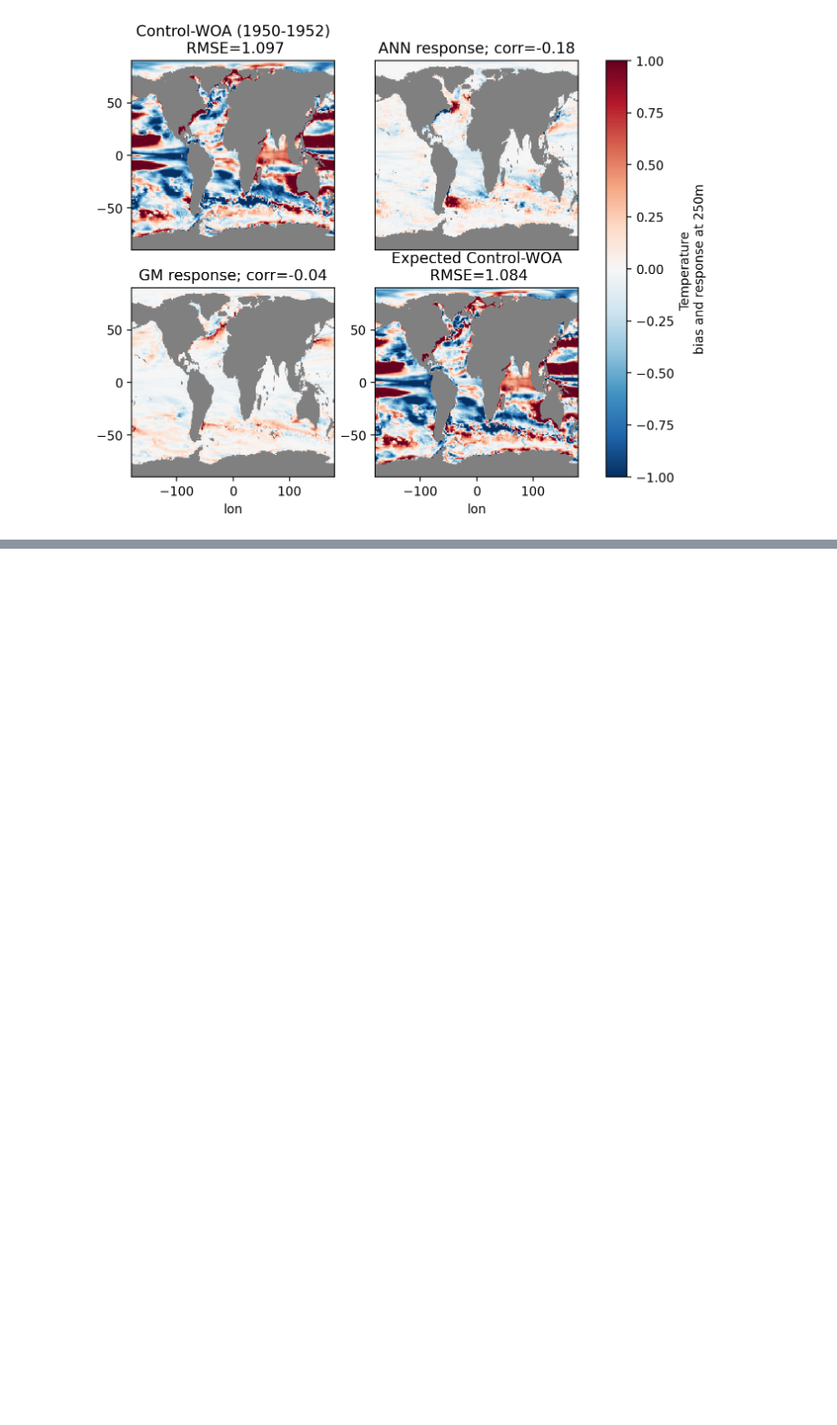
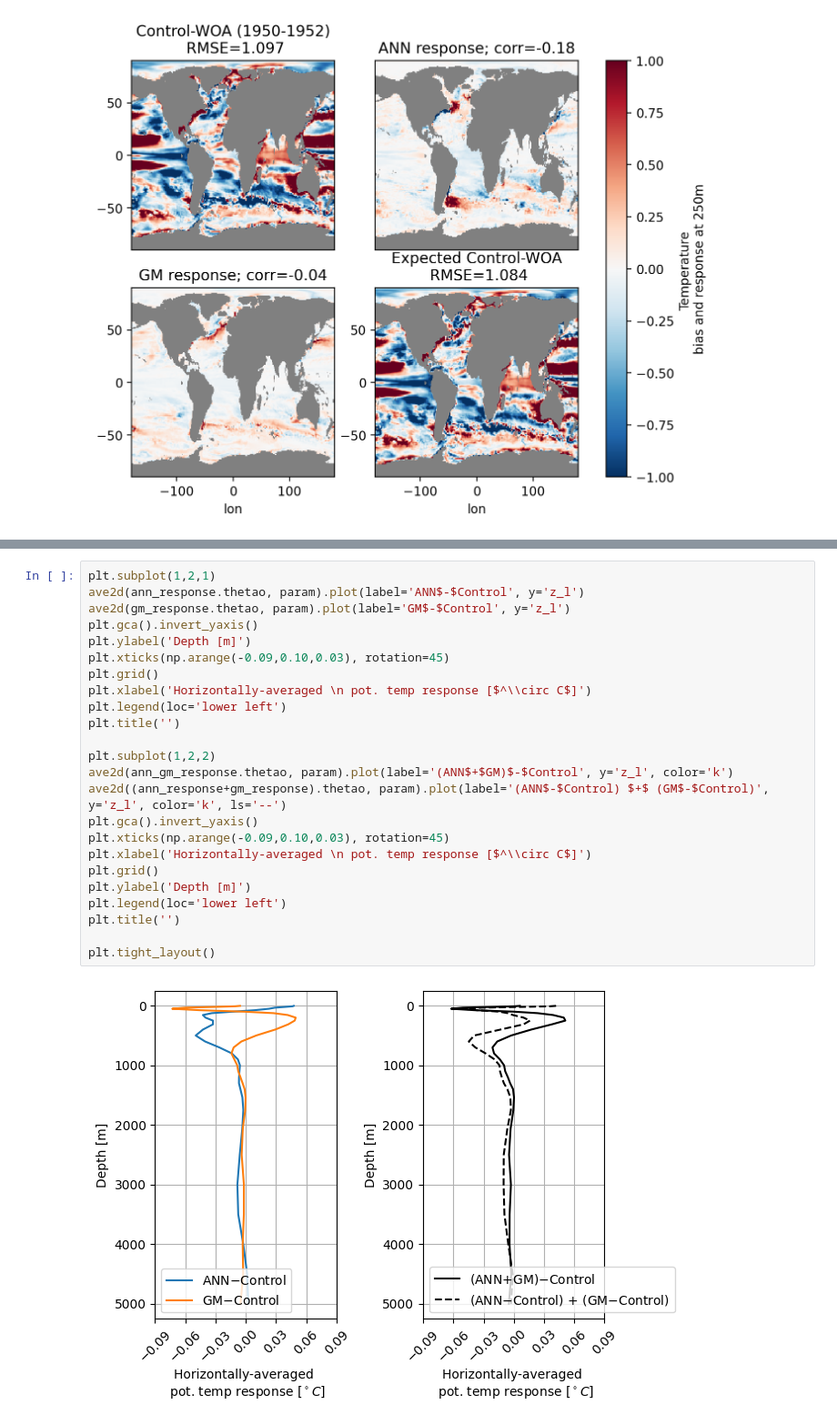
Before and after one commit to m2lines/calibration-MOM6, a Jupyter notebook: notebooks/parameter-assimilation-OM4.ipynb, the cells around one changed output, grey strips where cells are left out. Shown at 91% size. Saved outputs shown, nothing was run; the diff lists cells and outputs as text; blank space fills up the shorter version.

```diff
--- a/notebooks/parameter-assimilation-OM4.ipynb
+++ b/notebooks/parameter-assimilation-OM4.ipynb
@@ -335,0 +345,26 @@ plt.colorbar(im, ax=plt.gcf().axes, label='Temperature \nbias and response at 25
+# %%
+plt.subplot(1,2,1)
+ave2d(ann_response.thetao, param).plot(label='ANN$-$Control', y='z_l')
+ave2d(gm_response.thetao, param).plot(label='GM$-$Control', y='z_l')
+plt.gca().invert_yaxis()
+plt.ylabel('Depth [m]')
+plt.xticks(np.arange(-0.09,0.10,0.03), rotation=45)
+plt.grid()
+plt.xlabel('Horizontally-averaged \n pot. temp response [$^\\circ C$]')
+plt.legend(loc='lower left')
+plt.title('')
+
+plt.subplot(1,2,2)
+ave2d(ann_gm_response.thetao, param).plot(label='(ANN$+$GM)$-$Control', y='z_l', color='k')
+ave2d((ann_response+gm_response).thetao, param).plot(label='(ANN$-$Control) $+$ (GM$-$Control)', y='z_l', color='k', ls='--')
+plt.gca().invert_yaxis()
+plt.xticks(np.arange(-0.09,0.10,0.03), rotation=45)
+plt.xlabel('Horizontally-averaged \n pot. temp response [$^\\circ C$]')
+plt.grid()
+plt.ylabel('Depth [m]')
+plt.legend(loc='lower left')
+plt.title('')
+
+plt.tight_layout()
+# %% [output]
+[figure, added]
```
Also changed, not shown: parts of 21 cells of this notebook, 16 other files.
